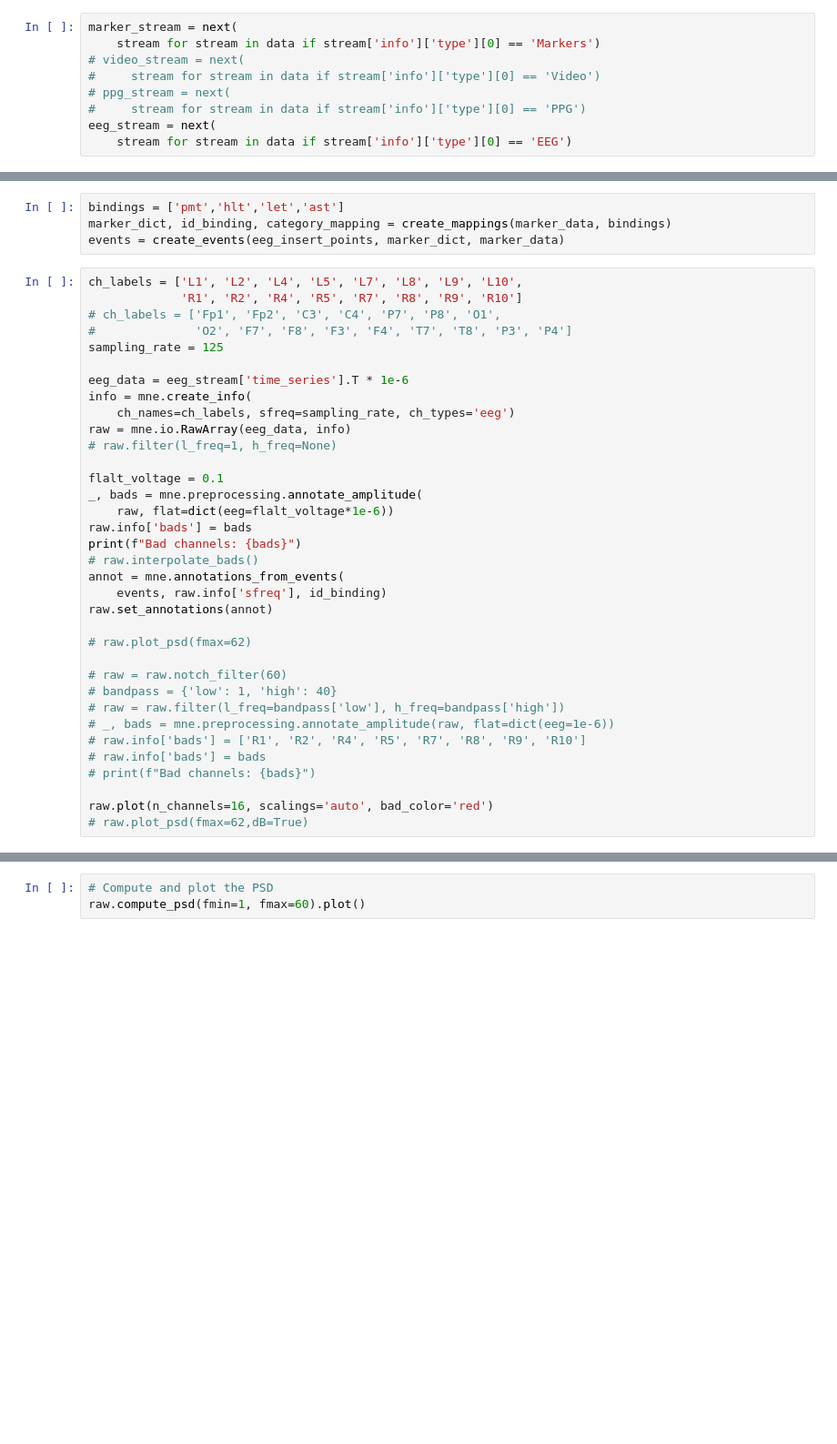
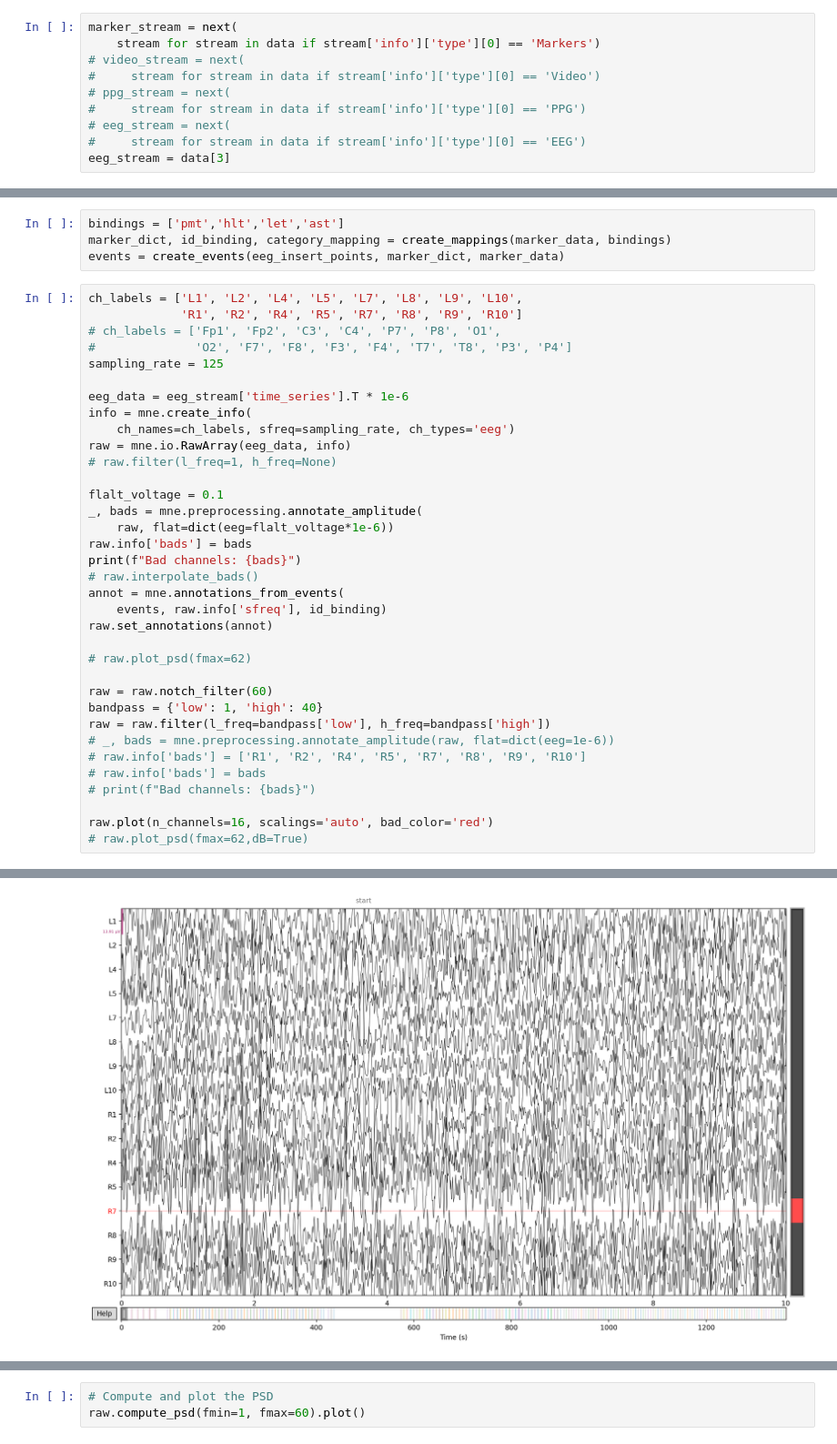
Before and after one commit to anarghya-das/hearing-data-collection, a Jupyter notebook: analyze.ipynb, the cells around one changed output, grey strips where cells are left out. Shown at 91% size. Drawn from its saved outputs; the diff is of its cells as text; blank space fills up the shorter version.

```diff
--- a/analyze.ipynb
+++ b/analyze.ipynb
@@ -82,8 +105,9 @@ marker_stream = next(
 #     stream for stream in data if stream['info']['type'][0] == 'Video')
 # ppg_stream = next(
 #     stream for stream in data if stream['info']['type'][0] == 'PPG')
-eeg_stream = next(
-    stream for stream in data if stream['info']['type'][0] == 'EEG')
+# eeg_stream = next(
+#     stream for stream in data if stream['info']['type'][0] == 'EEG')
+eeg_stream = data[3]
 # %%
 marker_timestamps = marker_stream['time_stamps']
 marker_data = np.array(marker_stream['time_series']).squeeze()
@@ -119,9 +143,9 @@ raw.set_annotations(annot)
 
 # raw.plot_psd(fmax=62)
 
-# raw = raw.notch_filter(60)
-# bandpass = {'low': 1, 'high': 40}
-# raw = raw.filter(l_freq=bandpass['low'], h_freq=bandpass['high'])
+raw = raw.notch_filter(60)
+bandpass = {'low': 1, 'high': 40}
+raw = raw.filter(l_freq=bandpass['low'], h_freq=bandpass['high'])
 # _, bads = mne.preprocessing.annotate_amplitude(raw, flat=dict(eeg=1e-6))
 # raw.info['bads'] = ['R1', 'R2', 'R4', 'R5', 'R7', 'R8', 'R9', 'R10']
 # raw.info['bads'] = bads
@@ -129,3 +153,4 @@ raw.set_annotations(annot)
 
 raw.plot(n_channels=16, scalings='auto', bad_color='red')
 # raw.plot_psd(fmax=62,dB=True)
+# %% [output]
@@ -131,0 +174 @@ raw.plot(n_channels=16, scalings='auto', bad_color='red')
+[figure, added]
```
Also changed, not shown: parts of 3 cells of this notebook, 1 other file.
